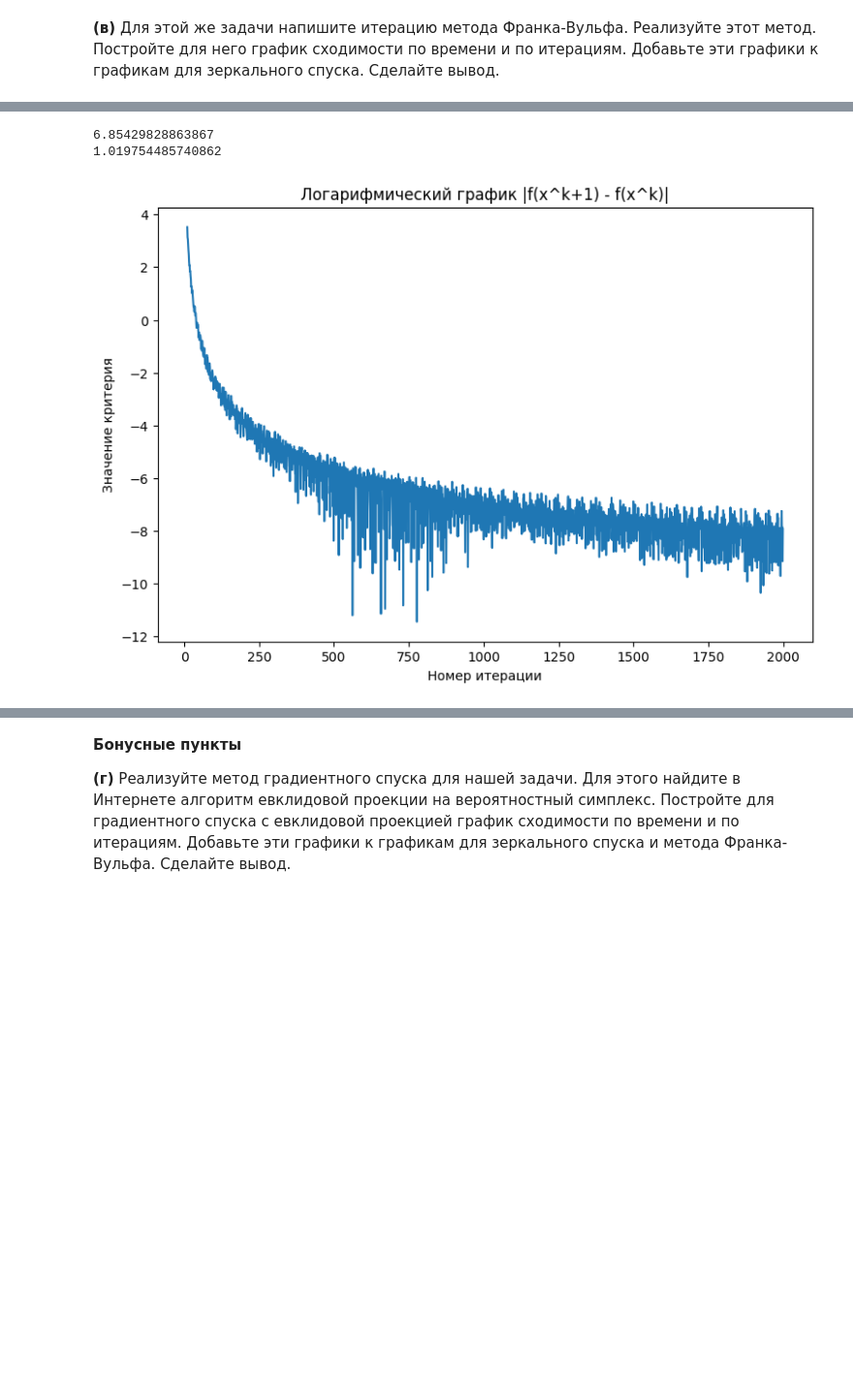
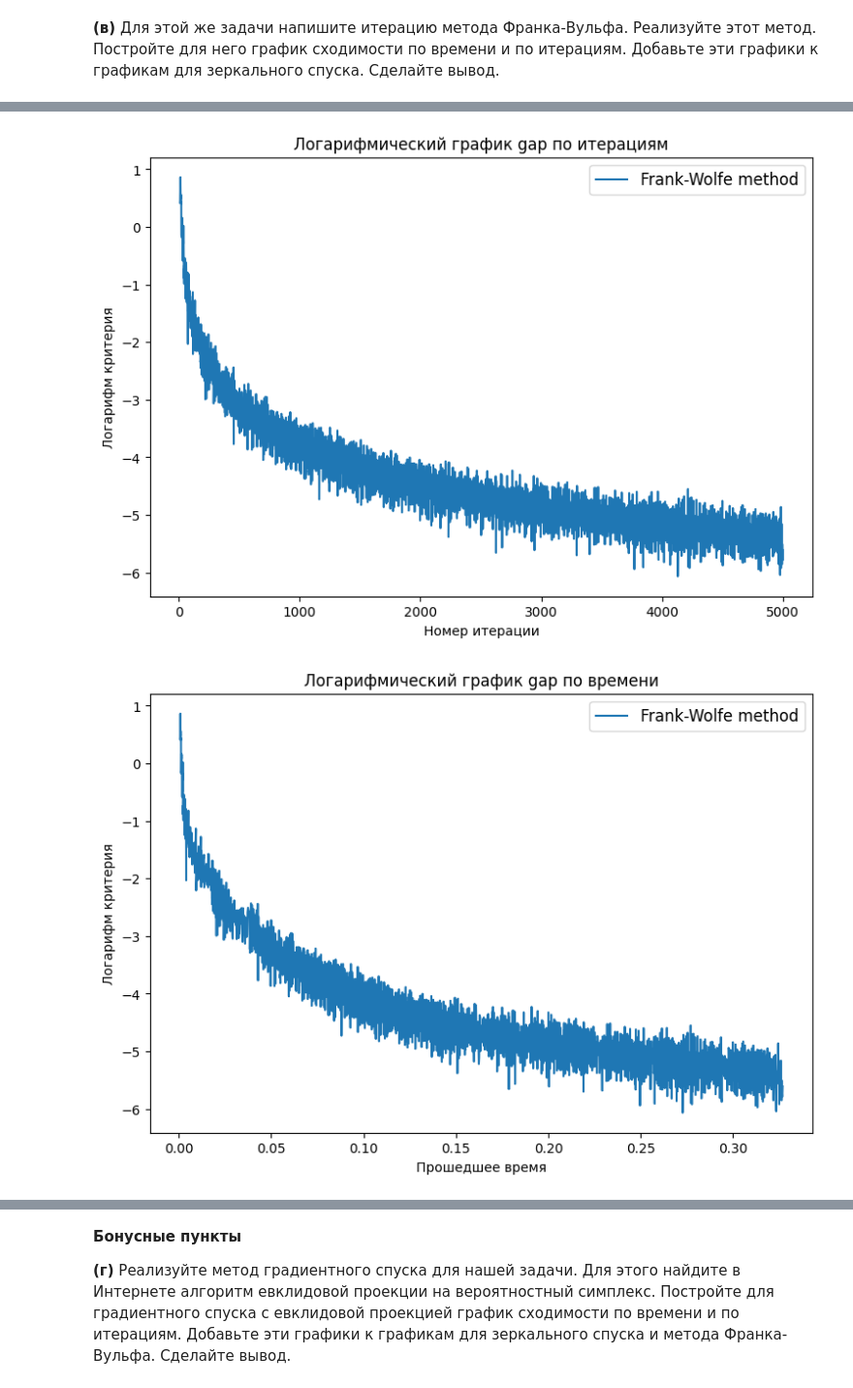
Before and after one commit to featztex/optimization, a Jupyter notebook: hw/Emelyanov_HW_4.ipynb, the cells around one changed output, grey strips where cells are left out. Shown: that part at 97% size. Cells and saved outputs as stored; diff of their text form; code cells hidden in the pictures; blank space fills up the shorter version.

```diff
--- a/hw/Emelyanov_HW_4.ipynb
+++ b/hw/Emelyanov_HW_4.ipynb
@@ -103,11 +108,7 @@ $\max_{y \in \triangle_d} \langle \nabla f(x^k), x^k - y \rangle =
 # %%
 def gap(x):
-    ans = 0
-    for i in range(d):
-        gap_i = abs((x[i] - 1) * A[i].T @ x)
-        if gap_i > ans:
-            ans = gap_i
-    return ans
+    g = grad(x).T @ x - np.min(grad(x))
+    return g
 # %%
 def mirror_descent(gamma=0.001, iters=2000):
 
@@ -124,5 +132,3 @@ def mirror_descent(gamma=0.001, iters=2000):
 # %%
-iters=2000
-x_md, f_md = mirror_descent(iters=iters)
-print(f_md[-1])
-print(sum(x_md[-1]))
+iters=5000
+x1, f1, times1, gaps1 = mirror_descent(iters=iters)
@@ -144,14 +159,0 @@ plt.show()
-# %%
-# смутило, что gap сходится не к нулю
-# посмотрим на какой-нибудь старый критерий и убедимся, что все ок
-# критерий |f(x^k+1) - f(x^k)|
-
-x = range(3, iters)
-y = [abs(f(x_md[k]) - f(x_md[k-1])) for k in x]
-
-plt.figure(figsize=(8, 5))
-plt.plot(x, np.log(y))
-plt.xlabel("Номер итерации")
-plt.ylabel("Значение критерия")
-plt.title('Логарифмический график |f(x^k+1) - f(x^k)|')
-plt.show()
@@ -197,21 +208,8 @@ def frank_wolfe(iters=2000):
 # %%
-iters = 2000
-x_fw, f_fw = frank_wolfe(iters=iters)
-print(f_fw[-1])
-print(sum(x_fw[-1]))
+x2, f2, times2, gaps2 = frank_wolfe(iters=iters)
-# %% [output]
-6.85429828863867
-1.019754485740862
 # %%
-x = range(10, iters)
-y = [abs(f(x_fw[k]) - f(x_fw[k-1])) for k in x]
-
-plt.figure(figsize=(9, 6))
-plt.plot(x, np.log(y))
-plt.xlabel("Номер итерации")
-plt.ylabel("Значение критерия")
-plt.title('Логарифмический график |f(x^k+1) - f(x^k)|')
-plt.show()
+risovach(times=[times2], gaps=[gaps2], labels=['Frank-Wolfe method'])
 # %% [output]
-[figure, old version]
+[figure, new version]
+[figure, added]
 # %% [markdown]
```
Also changed, not shown: parts of 16 cells of this notebook.
